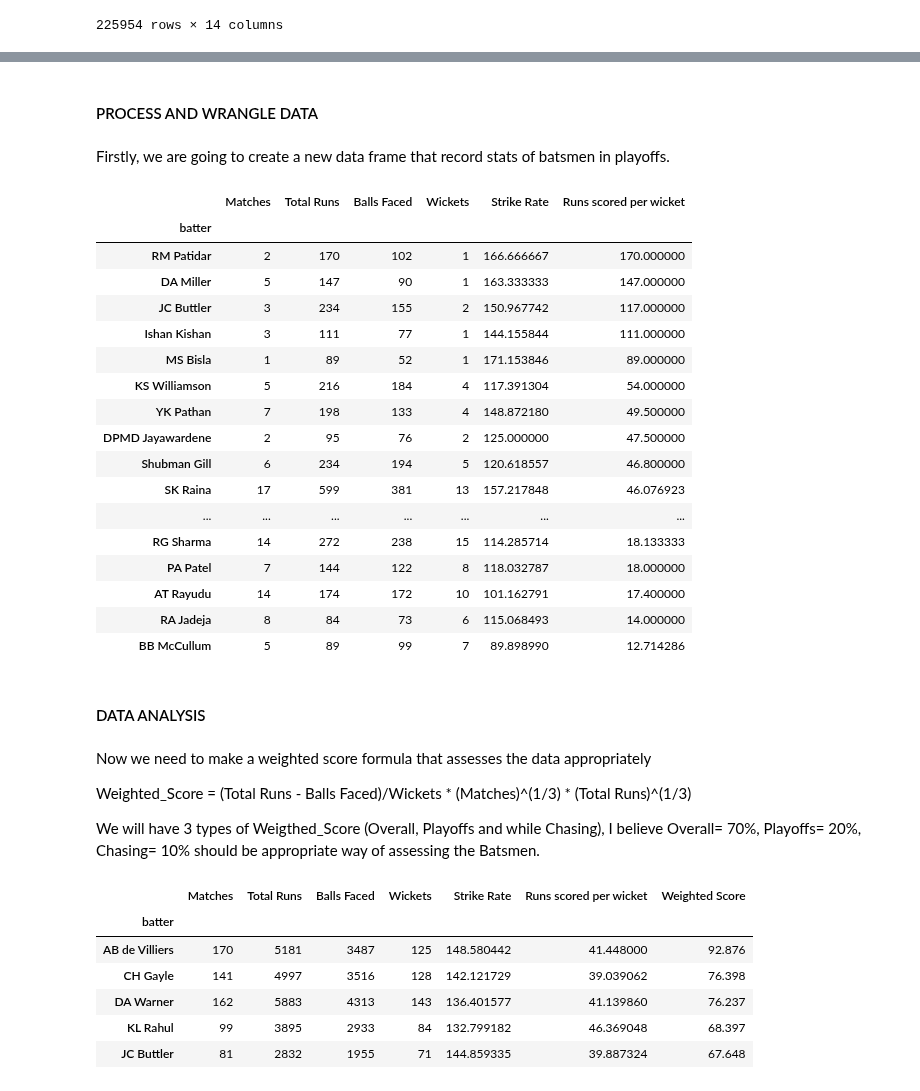
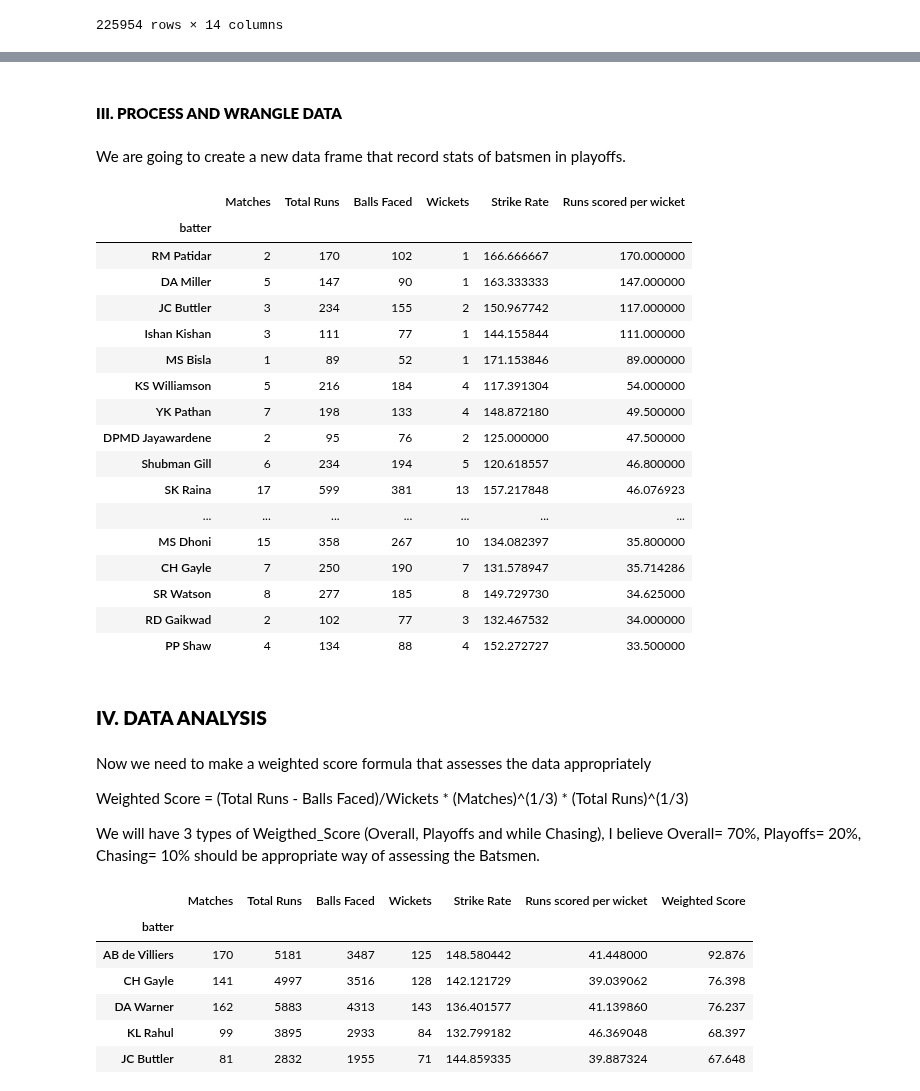
Before and after one commit to ubco-W2022T2-data301/project-group-group60, a Jupyter notebook: analysis/analysis1.ipynb, the cells around one changed output, grey strips where cells are left out. Drawn from its saved outputs; the diff is of its cells as text; code cells hidden in the pictures.

```diff
--- a/analysis/analysis1.ipynb
+++ b/analysis/analysis1.ipynb
@@ -245,46 +266,59 @@ new_byb.describe(include = 'all')
 # %% [markdown]
-#### PROCESS AND WRANGLE DATA
+#### **III. PROCESS AND WRANGLE DATA**
 # %% [markdown]
-Firstly, we are going to create a new data frame that record stats of batsmen in playoffs.
+We are going to create a new data frame that record stats of batsmen in playoffs.
 # %%
+#Filtering out for playoffs
 new_matches = new_matches[(new_matches['MatchNumber'] == 'Final') | (new_matches['MatchNumber'] == 'Eliminator') | (new_matches['MatchNumber'] == 'Qualifier 1') | (new_matches['MatchNumber'] == 'Qualifier 2')]
+
+#Matching all the matches to ball by ball dataset
 id_list = new_matches['ID'].tolist()
 new_byb = new_byb[new_byb['ID'].isin(id_list)]
 df3 = new_byb
+
+#Proccesing the new dataframe
 batsman_group2 = df3.groupby('batter')
 batsman_stats2 = pf1.get_batsman_stats(batsman_group2)
+
+#Filtering out for top batsmen
 batsman_stats2 = batsman_stats2[batsman_stats2['Total Runs'] >= 75]
+
+#Creating variables helpful in analysis
 batsman_stats2['Strike Rate'] = batsman_stats2['Total Runs'] / batsman_stats2['Balls Faced'] * 100
 batsman_stats2['Runs scored per wicket']= batsman_stats2['Total Runs'] / batsman_stats2['Wickets']
+
+#Sorting by value
 batsman_stats2 = batsman_stats2.sort_values('Runs scored per wicket',ascending=False)
+
+#Exporting the dataframe to processed data
 export_path = '../data/processed/Ishaan/batsman_stats2.csv'
 batsman_stats2.to_csv(export_path, index=True)
-batsman_stats2 #this dataframe contains stats of batsmen performance in playoffs
+batsman_stats2.head(25)
 # %% [output]
 |  | Matches | Total Runs | Balls Faced | Wickets | Strike Rate | Runs scored per wicket |
 | batter |  |  |  |  |  |  |
 | RM Patidar | 2 | 170 | 102 | 1 | 166.666667 | 170.000000 |
 | DA Miller | 5 | 147 | 90 | 1 | 163.333333 | 147.000000 |
 | JC Buttler | 3 | 234 | 155 | 2 | 150.967742 | 117.000000 |
 | Ishan Kishan | 3 | 111 | 77 | 1 | 144.155844 | 111.000000 |
 | MS Bisla | 1 | 89 | 52 | 1 | 171.153846 | 89.000000 |
 | KS Williamson | 5 | 216 | 184 | 4 | 117.391304 | 54.000000 |
 | YK Pathan | 7 | 198 | 133 | 4 | 148.872180 | 49.500000 |
 | DPMD Jayawardene | 2 | 95 | 76 | 2 | 125.000000 | 47.500000 |
 | Shubman Gill | 6 | 234 | 194 | 5 | 120.618557 | 46.800000 |
 | SK Raina | 17 | 599 | 381 | 13 | 157.217848 | 46.076923 |
 | ... | ... | ... | ... | ... | ... | ... |
-| RG Sharma | 14 | 272 | 238 | 15 | 114.285714 | 18.133333 |
-| PA Patel | 7 | 144 | 122 | 8 | 118.032787 | 18.000000 |
-| AT Rayudu | 14 | 174 | 172 | 10 | 101.162791 | 17.400000 |
-| RA Jadeja | 8 | 84 | 73 | 6 | 115.068493 | 14.000000 |
-| BB McCullum | 5 | 89 | 99 | 7 | 89.898990 | 12.714286 |
+| MS Dhoni | 15 | 358 | 267 | 10 | 134.082397 | 35.800000 |
+| CH Gayle | 7 | 250 | 190 | 7 | 131.578947 | 35.714286 |
+| SR Watson | 8 | 277 | 185 | 8 | 149.729730 | 34.625000 |
+| RD Gaikwad | 2 | 102 | 77 | 3 | 132.467532 | 34.000000 |
+| PP Shaw | 4 | 134 | 88 | 4 | 152.272727 | 33.500000 |
 # %% [markdown]
-#### DATA ANALYSIS
+### **IV. DATA ANALYSIS**
 # %% [markdown]
 Now we need to make a weighted score formula that assesses the data appropriately
 
-Weighted_Score = (Total Runs - Balls Faced)/Wickets * (Matches)^(1/3) * (Total Runs)^(1/3)
+Weighted Score = (Total Runs - Balls Faced)/Wickets * (Matches)^(1/3) * (Total Runs)^(1/3)
 
 We will have 3 types of Weigthed_Score (Overall, Playoffs and while Chasing), I believe Overall= 70%, Playoffs= 20%, Chasing= 10% should be appropriate way of assessing the Batsmen.
 # %%
```
Also changed, not shown: parts of 33 cells of this notebook, 2 other files.
